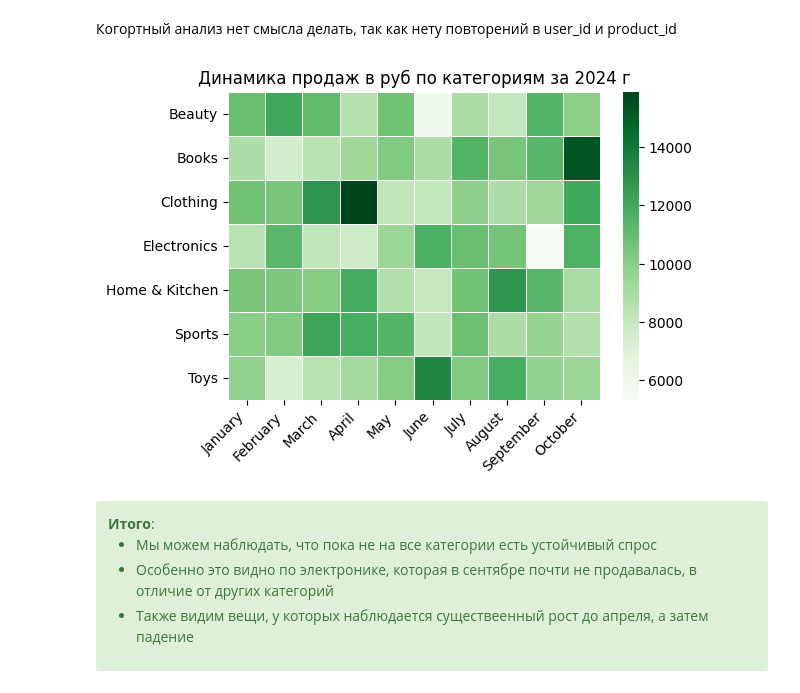
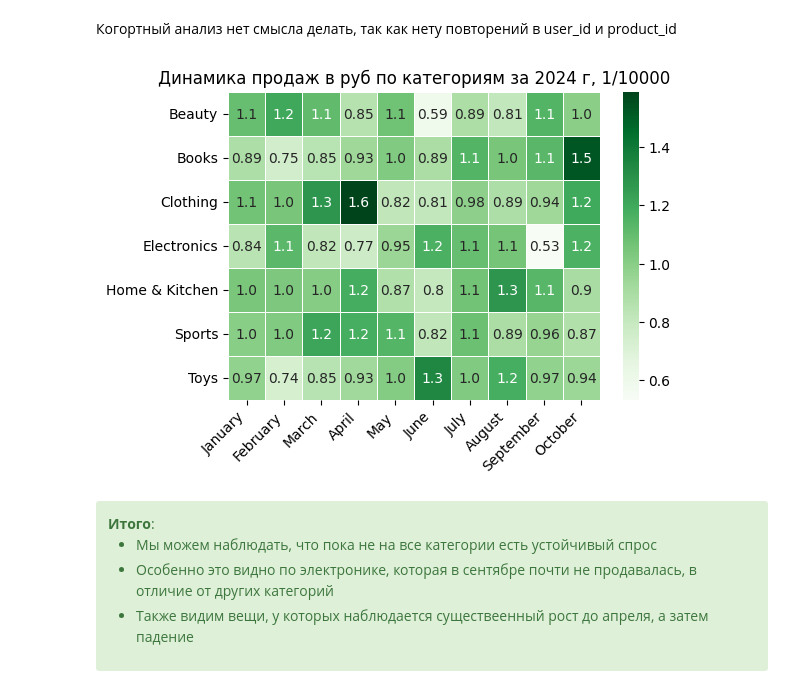
Before and after one commit to SirAlexFer/data_analysis, a Jupyter notebook: 01. Ecommerce/notebooks/02. eda.ipynb, the cells around one changed output. Drawn from its saved outputs; the diff is of its cells as text; code cells hidden in the pictures.

```diff
--- a/01. Ecommerce/notebooks/02. eda.ipynb
+++ b/01. Ecommerce/notebooks/02. eda.ipynb
@@ -221,31 +222,33 @@ np.int64(0)
 # %%
 plt.figure(figsize = (6,4))
 ax = sns.heatmap(
     data=df_ecom.query('purchase_month < "2024-11-01"').pivot_table(
         index="category",
         columns="purchase_month",
         values="final_price",
         aggfunc="sum",
-    ),
+    ) / 10000,
     cmap='Greens',
-    linewidths=.5
+    linewidths=.5,
+    annot=True,
+    fmt='.2'
 )
 
 ax.set_ylabel("")
 ax.set_xlabel("")
-ax.set_title('Динамика продаж в руб по категориям за 2024 г')
+ax.set_title('Динамика продаж в руб по категориям за 2024 г, 1/10000')
 
 month_labels = (
     df_ecom.query('purchase_month < "2024-11-01"')["purchase_month"]
     .sort_values()
     .dt.strftime("%B")
     .unique()
 )
 
 ax.set_xticklabels(month_labels, rotation=45, ha="right")
 plt.show()
 # %% [output]
-[figure, old version]
+[figure, new version]
 # %% [markdown]
 <div class="alert alert-success">
     <strong>Итого</strong>:
```
Also changed, not shown: parts of 13 cells of this notebook, 2 other files.
